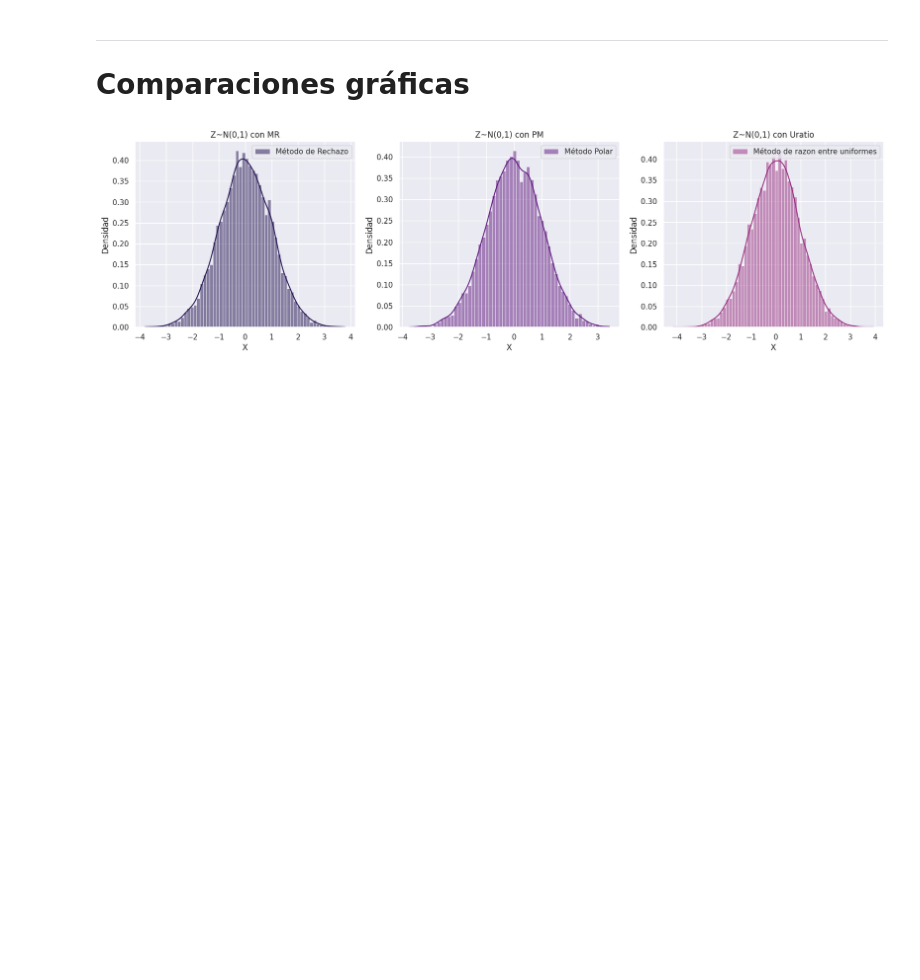
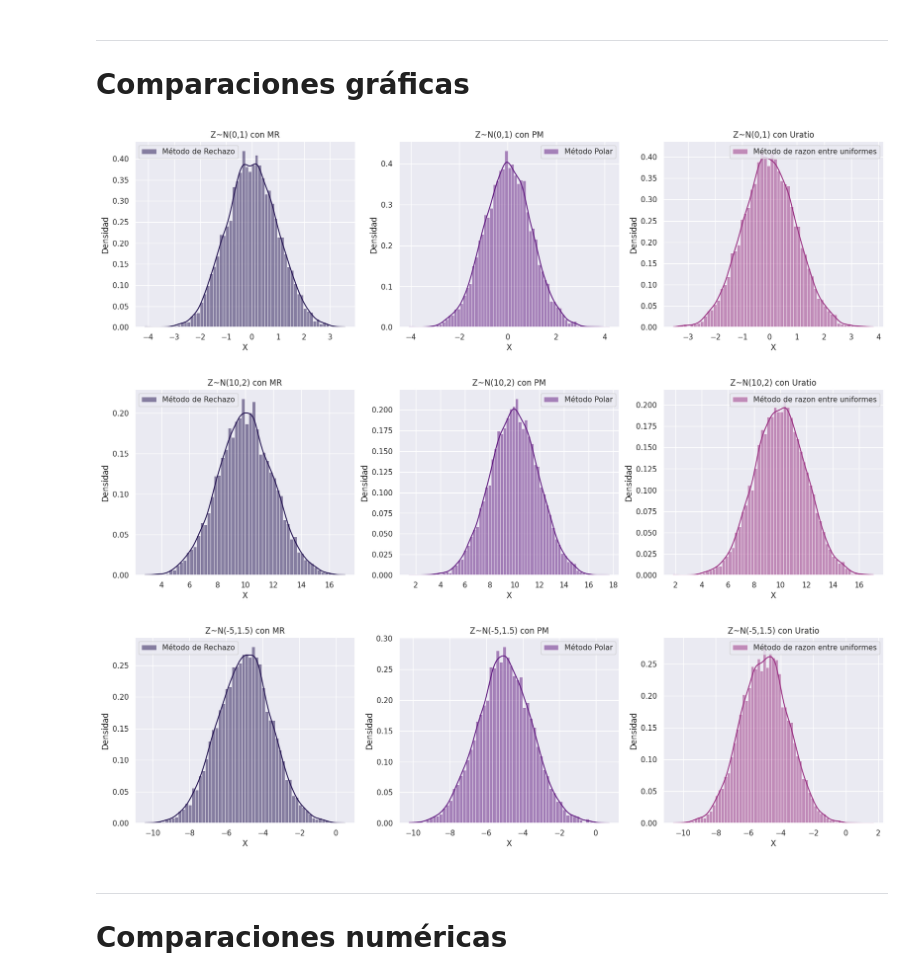
Before and after one commit to alvaro-mediina/modelos-y-simulacion-2025, a Jupyter notebook: tp5-var-aleatorias-continuas/Ejercicio-9.ipynb, the cells around one changed output. Cells and saved outputs as stored; diff of their text form; code cells hidden in the pictures; blank space fills up the shorter version.

```diff
--- a/tp5-var-aleatorias-continuas/Ejercicio-9.ipynb
+++ b/tp5-var-aleatorias-continuas/Ejercicio-9.ipynb
@@ -190,33 +188,43 @@ def Uratio (mu:float, sigma:float) -> float:
 ---
 # Comparaciones gráficas
 # %%
-Nsim = 10_000
-ZMR_samples = [ZMR(mu=0, sigma=1) for _ in range(Nsim)]
-PolarM_samples = [PolarMethod(mu=0, sigma=1)[1] for _ in range(Nsim)]
-Uratio_samples = [Uratio(mu=0, sigma=1) for _ in range(Nsim)]
+def graphics_comparative(mu:float, sigma:float):
+    Nsim = 10_000
+    ZMR_samples = [ZMR(mu=mu, sigma=sigma) for _ in range(Nsim)]
+    PolarM_samples = [PolarMethod(mu=mu, sigma=sigma)[1] for _ in range(Nsim)]
+    Uratio_samples = [Uratio(mu=mu, sigma=sigma) for _ in range(Nsim)]
 
-pallete = sns.color_palette("magma")
+    pallete = sns.color_palette("magma")
 
-fig, axes = plt.subplots(1,3, figsize=(20,5))
-sns.histplot(ZMR_samples, stat='density', color=pallete[0], ax=axes[0], label="Método de Rechazo", kde=True)
-axes[0].set_title("Z~N(0,1) con MR")
-axes[0].legend()
-axes[0].set_xlabel("X")
-axes[0].set_ylabel("Densidad")
+    fig, axes = plt.subplots(1,3, figsize=(20,5))
+    sns.histplot(ZMR_samples, stat='density', color=pallete[0], ax=axes[0], label="Método de Rechazo", kde=True)
+    axes[0].set_title(f"Z~N({mu},{sigma}) con MR")
+    axes[0].legend()
+    axes[0].set_xlabel("X")
+    axes[0].set_ylabel("Densidad")
 
-sns.histplot(PolarM_samples, stat='density', color=pallete[1], ax=axes[1], label="Método Polar", kde=True)
-axes[1].set_title("Z~N(0,1) con PM")
-axes[1].legend()
-axes[1].set_xlabel("X")
-axes[1].set_ylabel("Densidad")
+    sns.histplot(PolarM_samples, stat='density', color=pallete[1], ax=axes[1], label="Método Polar", kde=True)
+    axes[1].set_title(f"Z~N({mu},{sigma}) con PM")
+    axes[1].legend()
+    axes[1].set_xlabel("X")
+    axes[1].set_ylabel("Densidad")
 
-sns.histplot(Uratio_samples, stat='density', color=pallete[2], ax=axes[2], label="Método de razon entre uniformes", kde=True)
-axes[2].set_title("Z~N(0,1) con Uratio")
-axes[2].legend()
-axes[2].set_xlabel("X")
-axes[2].set_ylabel("Densidad")
+    sns.histplot(Uratio_samples, stat='density', color=pallete[2], ax=axes[2], label="Método de razon entre uniformes", kde=True)
+    axes[2].set_title(f"Z~N({mu},{sigma}) con Uratio")
+    axes[2].legend()
+    axes[2].set_xlabel("X")
+    axes[2].set_ylabel("Densidad")
 
 
-plt.show()
+    plt.show()
-# %% [output]
-[figure, removed]
+# %%
+graphics_comparative(0,1)
+graphics_comparative(10,2)
+graphics_comparative(-5, 1.5)
+# %% [output]
+[figure, added]
+[figure, added]
+[figure, added]
+# %% [markdown]
+---
+# Comparaciones numéricas
```
Also changed, not shown: parts of 4 cells of this notebook.
